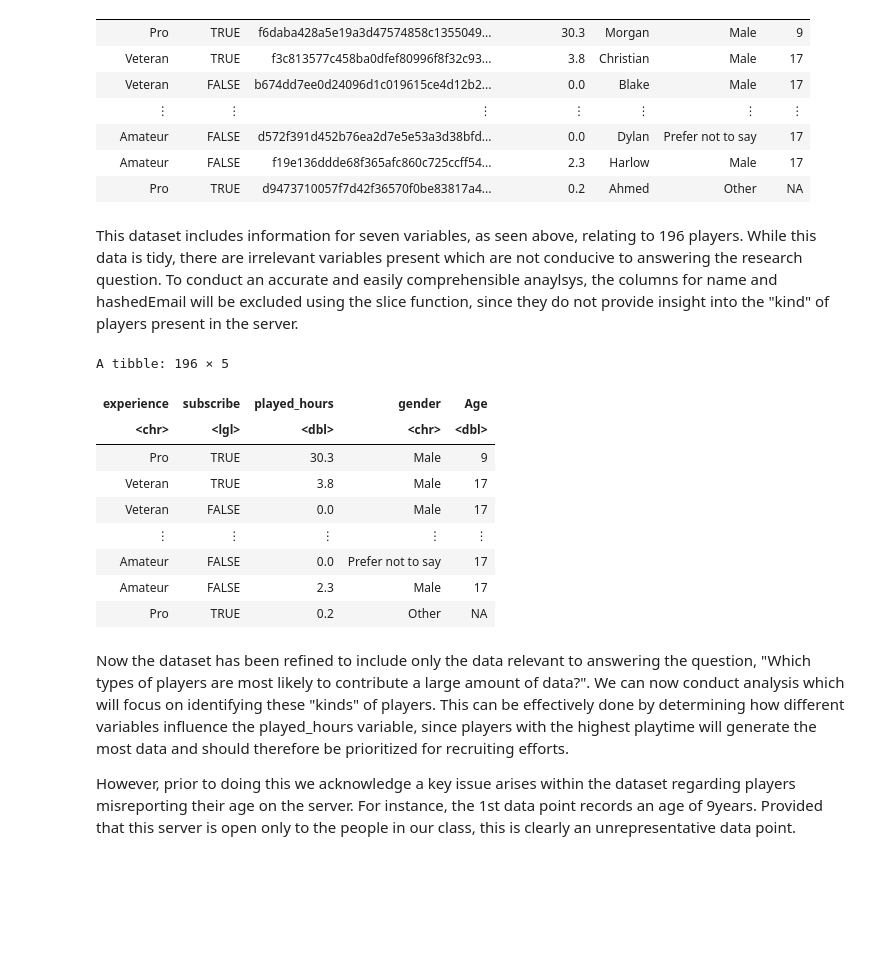
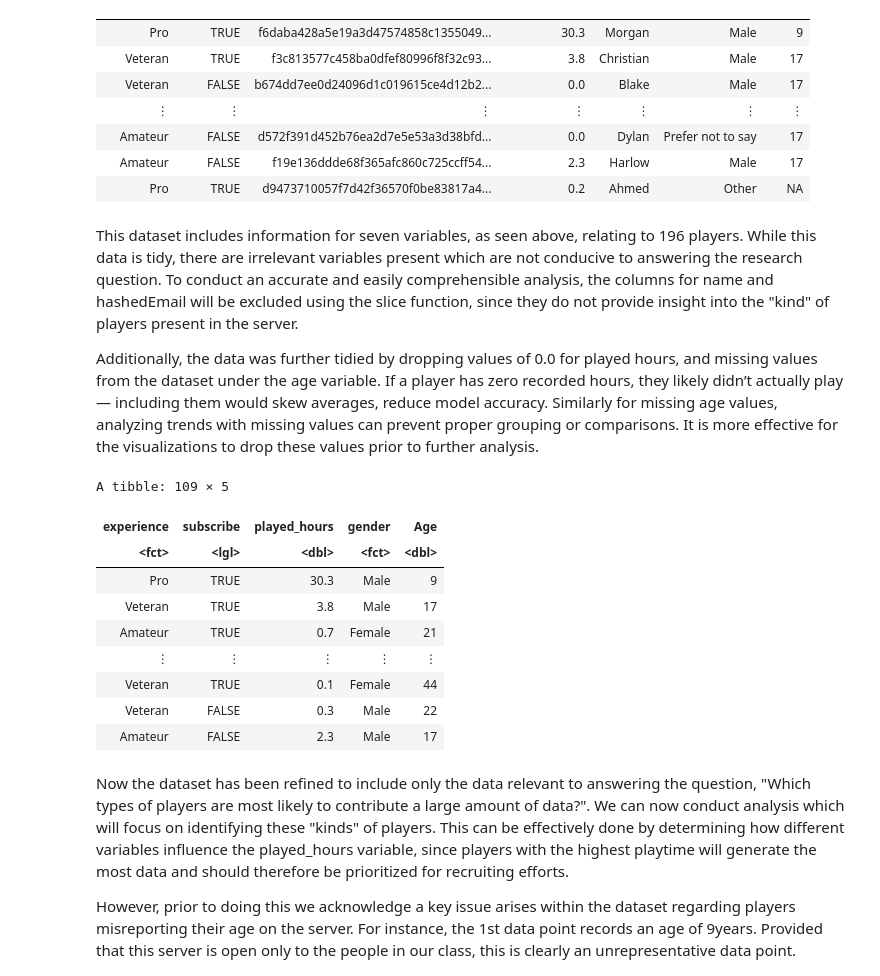
Before and after one commit to suzym2/Final-DSCI-Project, a Jupyter notebook: SuzyFinal.ipynb, the cells around one changed output. Saved outputs shown, nothing was run; the diff lists cells and outputs as text; code cells hidden in the pictures; blank space fills up the shorter version.

```diff
--- a/SuzyFinal.ipynb
+++ b/SuzyFinal.ipynb
@@ -41,21 +57,29 @@ A spec_tbl_df: 196 × 7
 | Amateur | FALSE | f19e136ddde68f365afc860c725ccff54... | 2.3 | Harlow | Male | 17 |
 | Pro | TRUE | d9473710057f7d42f36570f0be83817a4... | 0.2 | Ahmed | Other | NA |
 # %% [markdown]
-This dataset includes information for seven variables, as seen above, relating to 196 players. While this data is tidy, there are irrelevant variables present which are not conducive to answering the research question. To conduct an accurate and easily comprehensible anaylsys, the columns for name and hashedEmail will be excluded using the slice function, since they do not provide insight into the "kind" of players present in the server.
+This dataset includes information for seven variables, as seen above, relating to 196 players. While this data is tidy, there are irrelevant variables present which are not conducive to answering the research question. To conduct an accurate and easily comprehensible analysis, the columns for name and hashedEmail will be excluded using the slice function, since they do not provide insight into the "kind" of players present in the server.
+
+Additionally, the data was further tidied by dropping values of 0.0 for played hours, and missing values from the dataset under the age variable. If a player has zero recorded hours, they likely didn’t actually play — including them would skew averages, reduce model accuracy. Similarly for missing age values, analyzing trends with missing values can prevent proper grouping or comparisons. It is more effective for the visualizations to drop these values prior to further analysis.
 # %%
-player_data_filtered <- player_data |> select(experience, subscribe, played_hours, gender, Age)
+player_data_filtered <- player_data |>
+  select(experience, subscribe, played_hours, gender, Age) |>
+  filter(played_hours != 0.0) |>
+  drop_na(Age) |>
+  mutate(gender = as_factor(gender)) |>
+  mutate(experience = as_factor(experience))
+
 player_data_filtered
 # %% [output]
-A tibble: 196 × 5
+A tibble: 109 × 5
 | experience | subscribe | played_hours | gender | Age |
-| <chr> | <lgl> | <dbl> | <chr> | <dbl> |
+| <fct> | <lgl> | <dbl> | <fct> | <dbl> |
 | Pro | TRUE | 30.3 | Male | 9 |
 | Veteran | TRUE | 3.8 | Male | 17 |
-| Veteran | FALSE | 0.0 | Male | 17 |
+| Amateur | TRUE | 0.7 | Female | 21 |
 | ⋮ | ⋮ | ⋮ | ⋮ | ⋮ |
-| Amateur | FALSE | 0.0 | Prefer not to say | 17 |
+| Veteran | TRUE | 0.1 | Female | 44 |
+| Veteran | FALSE | 0.3 | Male | 22 |
 | Amateur | FALSE | 2.3 | Male | 17 |
-| Pro | TRUE | 0.2 | Other | NA |
 # %% [markdown]
 Now the dataset has been refined to include only the data relevant to answering the question, "Which types of players are most likely to contribute a large amount of data?". We can now conduct analysis which will focus on identifying these "kinds" of players. This can be effectively done by determining how different variables influence the played_hours variable, since players with the highest playtime will generate the most data and should therefore be prioritized for recruiting efforts.
 
```
Also changed, not shown: parts of 1 cell of this notebook.
